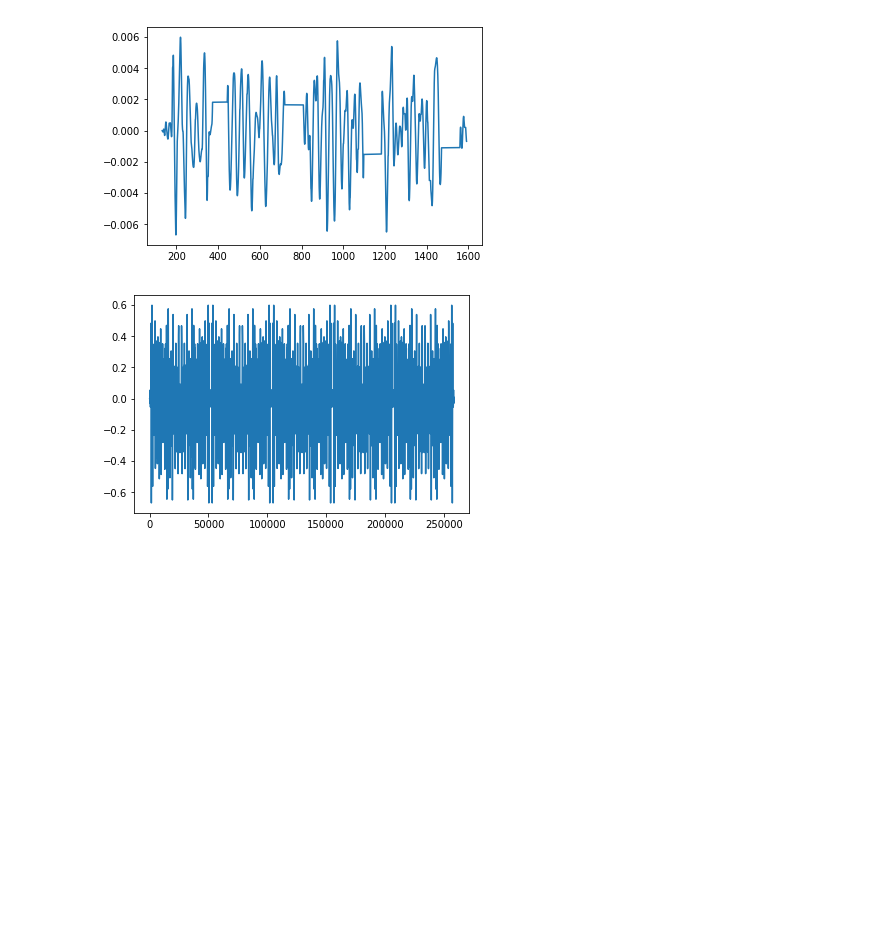
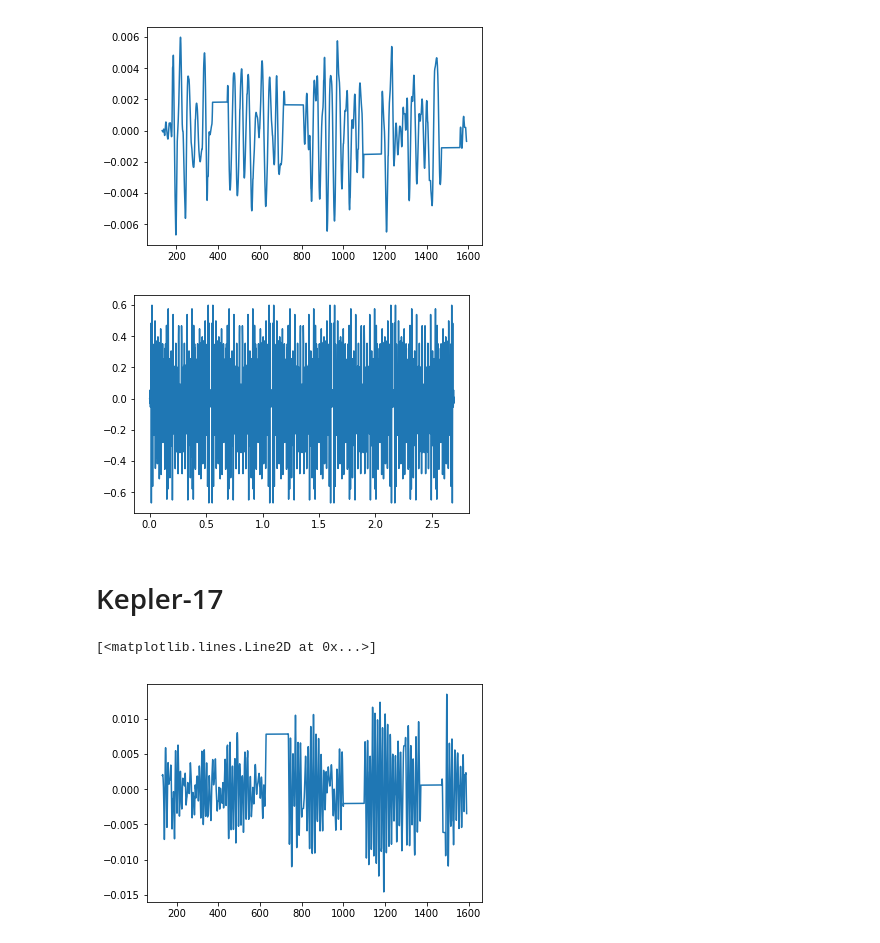
Before and after one commit to bmorris3/starsongs, a Jupyter notebook: sonify.ipynb, the cells around one changed output. Saved outputs shown, nothing was run; the diff lists cells and outputs as text; code cells hidden in the pictures; blank space fills up the shorter version.

```diff
--- a/sonify.ipynb
+++ b/sonify.ipynb
@@ -154,6 +139,21 @@ plt.plot(time, flux)
 [figure]
 # %%
 flux = np.tile(np.concatenate([flux, flux[::-1]]), 5)
-write_wave(100*flux[::2], len(flux[::2]), sampling_rate, path='k296.wav')
+fig, ax = write_wave(100*flux[::2], len(flux[::2]), sampling_rate*2, path='k296.wav')
 # %% [output]
-[figure, old version]
+[figure, new version]
+# %% [markdown]
+# Kepler-17
+# %%
+time, flux = light_curve(203)
+time = np.concatenate(time)
+flux = np.concatenate(flux)
+flux -= flux.mean()
+# %%
+from scipy.ndimage import gaussian_filter1d
+
+flux = gaussian_filter1d(flux, 100)
+plt.plot(time, flux)
+# %% [output]
+[<matplotlib.lines.Line2D at 0x...>]
+[figure, added]
```
Also changed, not shown: parts of 8 cells of this notebook.
